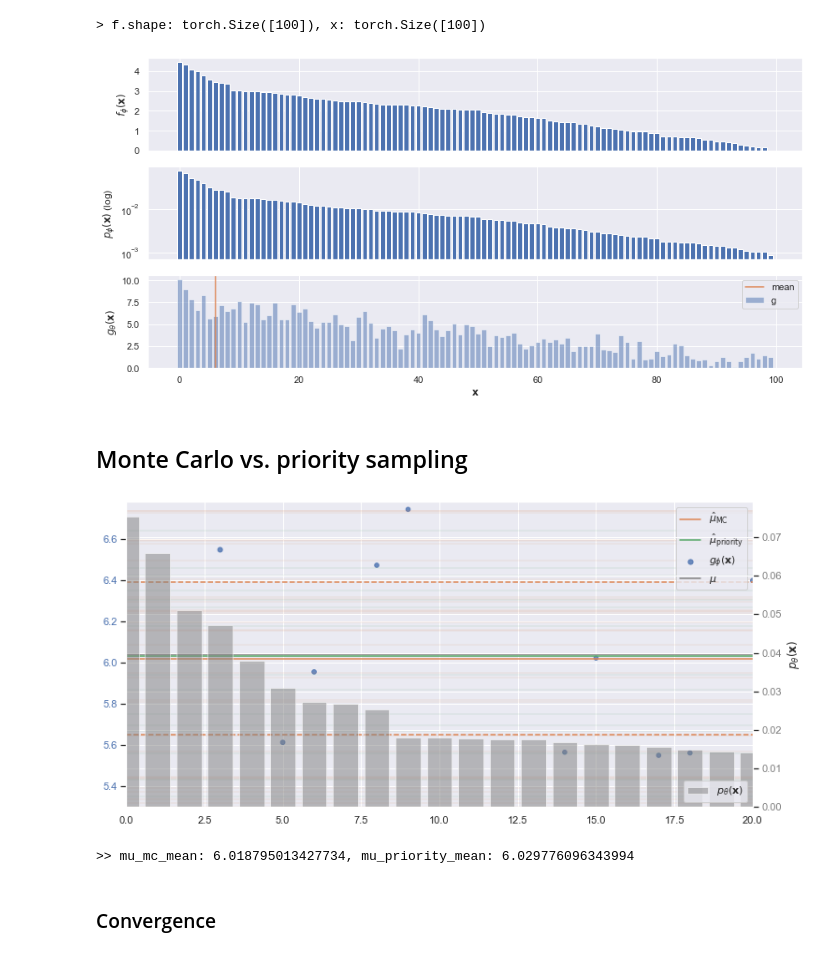
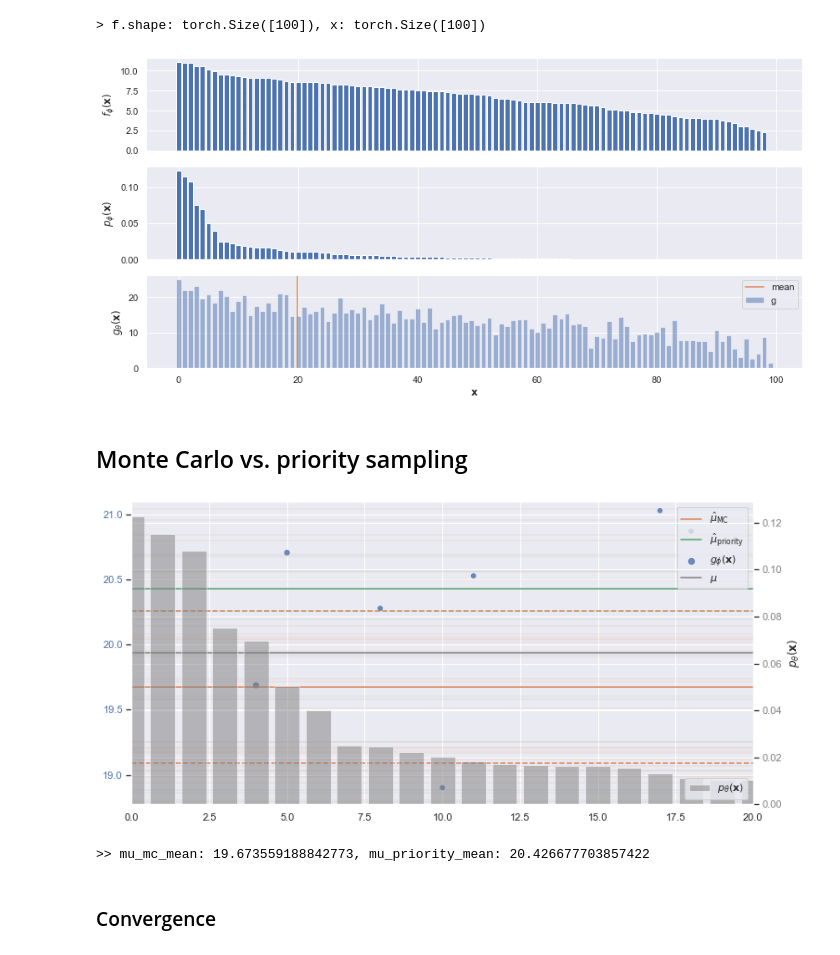
Before and after one commit to FindZebra/fz-openqa, a Jupyter notebook: notebooks/priority_sampling.ipynb, the cells around one changed output. Saved outputs shown, nothing was run; the diff lists cells and outputs as text; code cells hidden in the pictures.

```diff
--- a/notebooks/priority_sampling.ipynb
+++ b/notebooks/priority_sampling.ipynb
@@ -13,33 +13,33 @@ from fz_openqa.datamodules.pipes.sampler import PrioritySampler
 # %%
 # base functions
 n = 100
 x = torch.range(0, n-1)
-f =  1 *  torch.randn(n,)
+f =  2 *  torch.randn(n,)
 f -= f.min()
-g =  (2 * f + 1 *  torch.randn(n,)).abs()
+g =  (2 * f + 2 *  torch.randn(n,)).abs()
 f, idx =  f.sort(descending=True)
 g = g[idx]
 rich.print(f"> f.shape: {f.shape}, x: {x.shape}")
 
 fig, axes = plt.subplots(3, 1, sharex=True, figsize=(12, 6))
 axes[0].bar(x, f.numpy())
 axes[0].set_ylabel(r"$f_\phi(\mathbf{x})$")
 log_p = f.log_softmax(dim=-1)
 axes[1].bar(x, log_p.exp().numpy(), label="p")
-axes[1].set_ylabel(r"$p_\phi(\mathbf{x})$ (log)")
-axes[1].set_yscale("log")
+axes[1].set_ylabel(r"$p_\phi(\mathbf{x})$")
+# axes[1].set_yscale("log")
 
 mu = torch.sum(log_p.exp() * g)
 axes[2].bar(x, g.numpy(), label="g", color=colors[0], alpha=0.5)
 axes[2].axvline(mu, color=colors[1], label="mean")
 axes[2].set_ylabel(r"$g_\theta(\mathbf{x})$")
 axes[2].set_xlabel(r"$\mathbf{x}$")
 axes[2].legend()
 plt.tight_layout()
 plt.show()
 # %% [output]
 > f.shape: torch.Size([100]), x: torch.Size([100])
-[figure, old version]
+[figure, new version]
 # %% [markdown]
 ## Monte Carlo vs. priority sampling
 # %%
@@ -86,8 +86,8 @@ ax1.set_ylim(mu - mu_mc.std(-1), mu + mu_mc.std(-1))
 plt.show()
 rich.print(f">> mu_mc_mean: {mu_mc_mean}, mu_priority_mean: {mu_priority_mean}")
 # %% [output]
-[figure, old version]
+[figure, new version]
->> mu_mc_mean: 6.018795013427734, mu_priority_mean: 6.029776096343994
+>> mu_mc_mean: 19.673559188842773, mu_priority_mean: 20.426677703857422
 # %% [markdown]
 ### Convergence
 # %%
```
Also changed, not shown: parts of 2 cells of this notebook, 15 other files.
